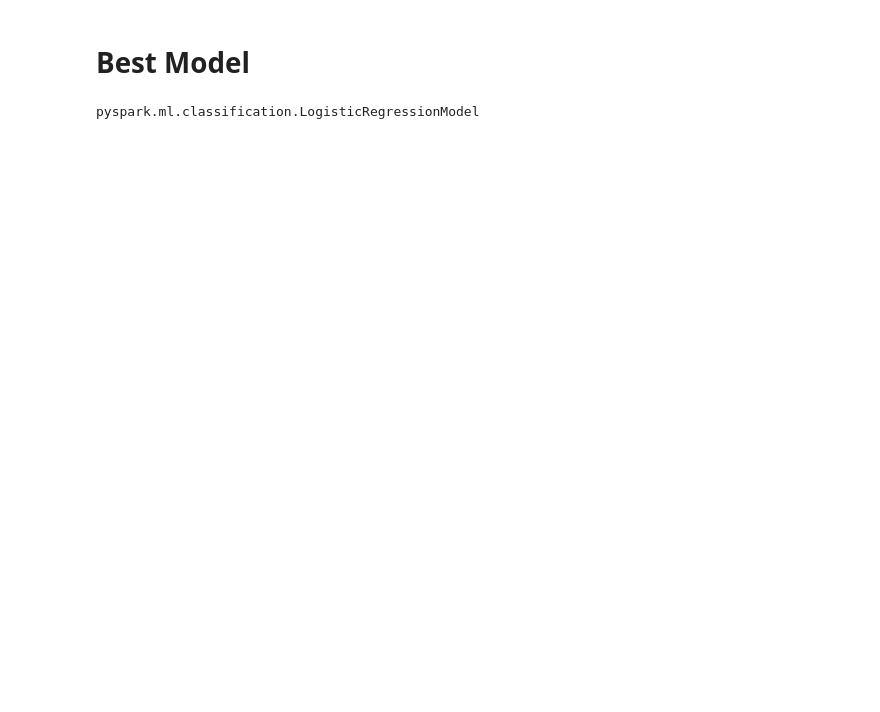
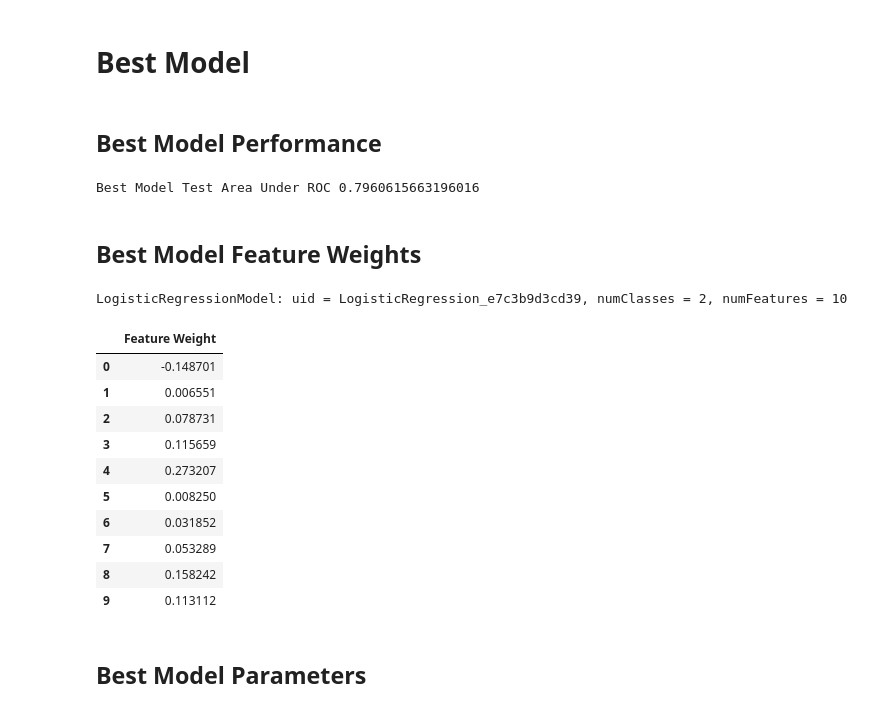
Before and after one commit to gogundur/Pyspark-Logistic-Regression, a Jupyter notebook: Pyspark/Pyspark Classification.ipynb, the cells around one changed output. Drawn from its saved outputs; the diff is of its cells as text; code cells hidden in the pictures; blank space fills up the shorter version.

```diff
--- a/Pyspark/Pyspark Classification.ipynb
+++ b/Pyspark/Pyspark Classification.ipynb
@@ -585,8 +582,37 @@ Test Area Under ROC 0.7770484382073334
 # %% [markdown]
 # Best Model
+# %% [markdown]
+## Best Model Performance
+# %%
+## Evaluate Best Model
+predictions = cvModel.transform(test)
+print('Best Model Test Area Under ROC', evaluator.evaluate(predictions))
+# %% [output]
+Best Model Test Area Under ROC 0.7960615663196016
+# %% [markdown]
+## Best Model Feature Weights
+# %%
+cvModel.bestModel
+# %% [output]
+LogisticRegressionModel: uid = LogisticRegression_e7c3b9d3cd39, numClasses = 2, numFeatures = 10
+# %%
+weights = cvModel.bestModel.coefficients
+weights = [(float(w),) for w in weights]
+weightsDF = sqlContext.createDataFrame(weights, ["Feature Weight"])
+weightsDF.toPandas().head(10)
+# %% [output]
+|  | Feature Weight |
+| 0 | -0.148701 |
+| 1 | 0.006551 |
+| 2 | 0.078731 |
+| 3 | 0.115659 |
+| 4 | 0.273207 |
+| 5 | 0.008250 |
+| 6 | 0.031852 |
+| 7 | 0.053289 |
+| 8 | 0.158242 |
+| 9 | 0.113112 |
+# %% [markdown]
+## Best Model Parameters
 # %%
 best_model=cvModel.bestModel
-# %%
-type(best_model)
-# %% [output]
-pyspark.ml.classification.LogisticRegressionModel
```
Also changed, not shown: parts of 11 cells of this notebook, 1 other file.
